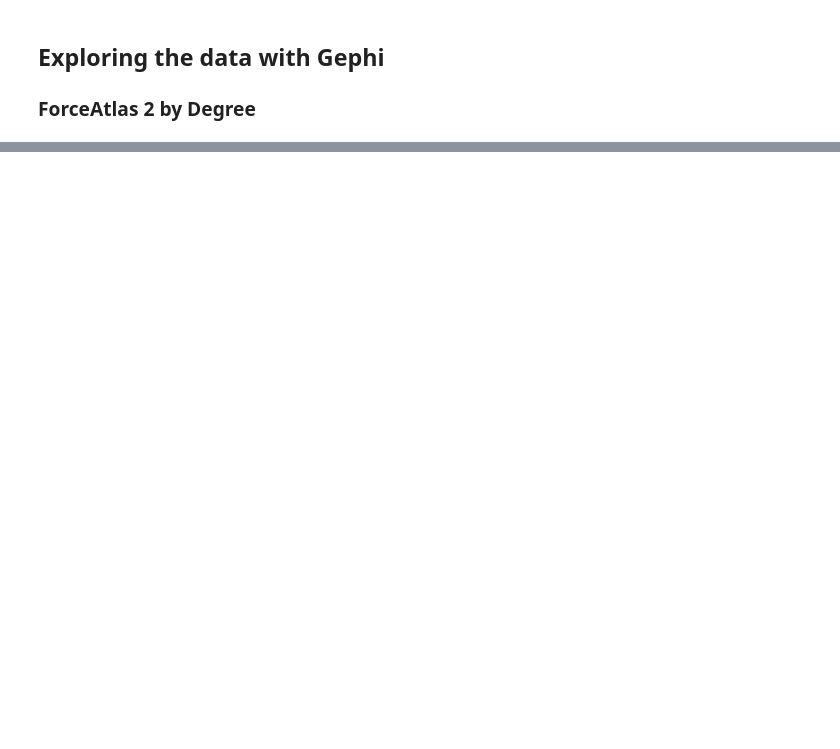
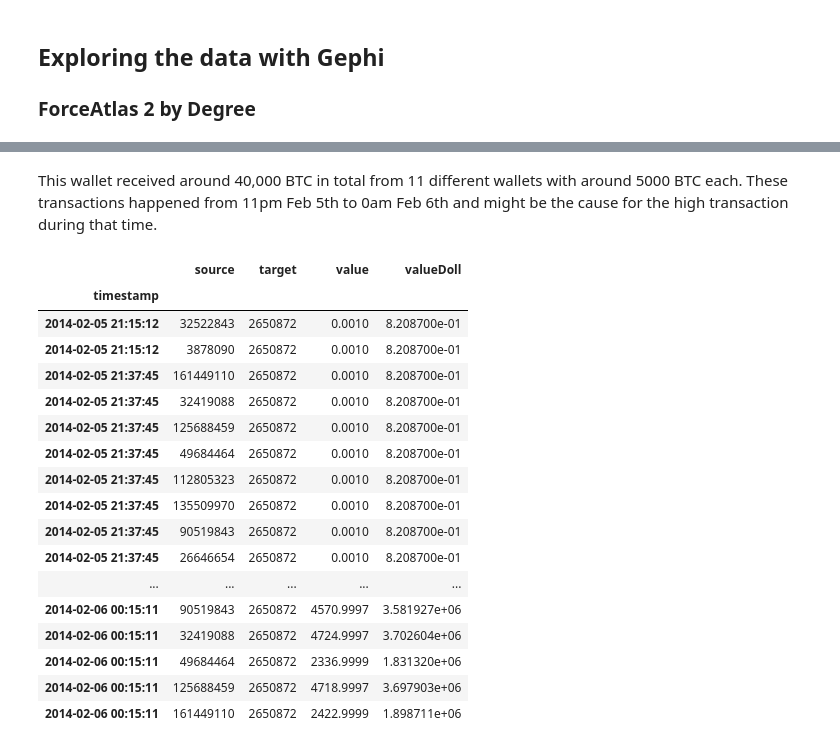
Before and after one commit to HongxiaTang/Mt.Gox, a Jupyter notebook: Viet's code/Project.ipynb, the cells around one changed output, grey strips where cells are left out. Saved outputs shown, nothing was run; the diff lists cells and outputs as text; code cells hidden in the pictures; blank space fills up the shorter version.

```diff
--- a/Viet's code/Project.ipynb
+++ b/Viet's code/Project.ipynb
@@ -133,0 +192,23 @@ From the graph, we can see that with the inclusion of the size effect, the big e
+# %% [markdown]
+This wallet received around 40,000 BTC in total from 11 different wallets with around 5000 BTC each. These transactions happened from 11pm Feb 5th to 0am Feb 6th and might be the cause for the high transaction during that time.
+# %%
+data[data['target']=="2650872"]
+# %% [output]
+|  | source | target | value | valueDoll |
+| timestamp |  |  |  |  |
+| 2014-02-05 21:15:12 | 32522843 | 2650872 | 0.0010 | 8.208700e-01 |
+| 2014-02-05 21:15:12 | 3878090 | 2650872 | 0.0010 | 8.208700e-01 |
+| 2014-02-05 21:37:45 | 161449110 | 2650872 | 0.0010 | 8.208700e-01 |
+| 2014-02-05 21:37:45 | 32419088 | 2650872 | 0.0010 | 8.208700e-01 |
+| 2014-02-05 21:37:45 | 125688459 | 2650872 | 0.0010 | 8.208700e-01 |
+| 2014-02-05 21:37:45 | 49684464 | 2650872 | 0.0010 | 8.208700e-01 |
+| 2014-02-05 21:37:45 | 112805323 | 2650872 | 0.0010 | 8.208700e-01 |
+| 2014-02-05 21:37:45 | 135509970 | 2650872 | 0.0010 | 8.208700e-01 |
+| 2014-02-05 21:37:45 | 90519843 | 2650872 | 0.0010 | 8.208700e-01 |
+| 2014-02-05 21:37:45 | 26646654 | 2650872 | 0.0010 | 8.208700e-01 |
+| ... | ... | ... | ... | ... |
+| 2014-02-06 00:15:11 | 90519843 | 2650872 | 4570.9997 | 3.581927e+06 |
+| 2014-02-06 00:15:11 | 32419088 | 2650872 | 4724.9997 | 3.702604e+06 |
+| 2014-02-06 00:15:11 | 49684464 | 2650872 | 2336.9999 | 1.831320e+06 |
+| 2014-02-06 00:15:11 | 125688459 | 2650872 | 4718.9997 | 3.697903e+06 |
+| 2014-02-06 00:15:11 | 161449110 | 2650872 | 2422.9999 | 1.898711e+06 |
```
Also changed, not shown: parts of 14 cells of this notebook.
